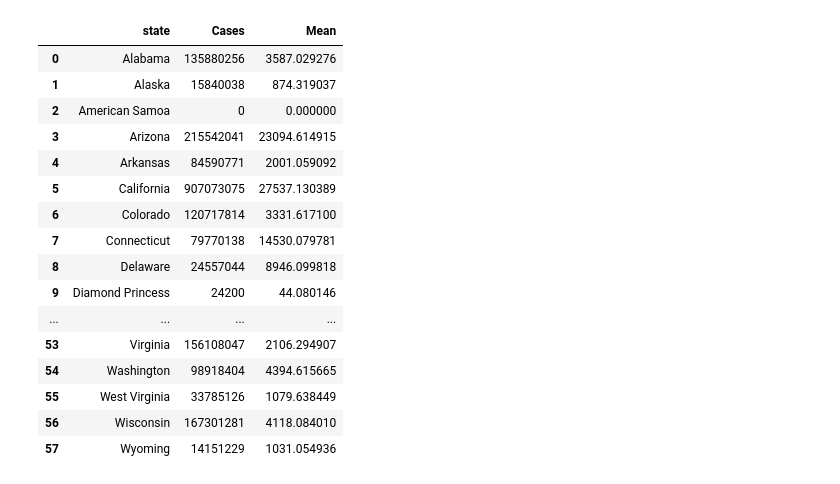
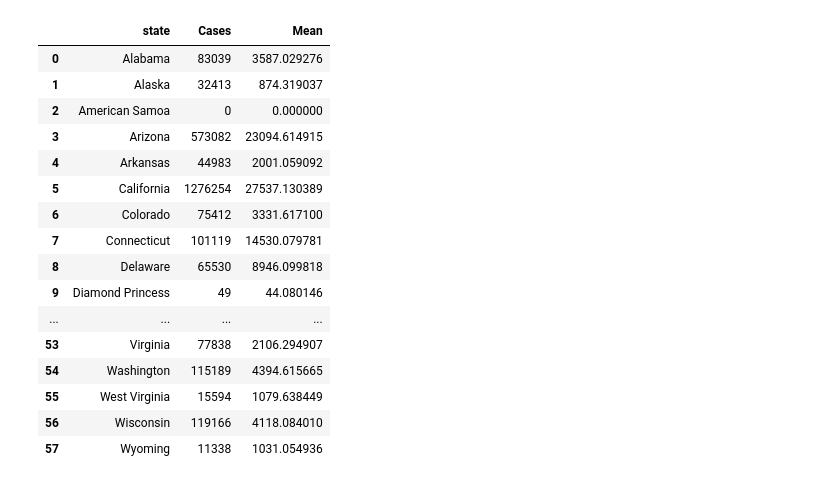
Before and after one commit to dakotajcollins/Car_Dealership, a Jupyter notebook: Maryam File/covidcasesVScarSale.ipynb, the cells around one changed output. Cells and saved outputs as stored; diff of their text form; code cells hidden in the pictures.

```diff
--- a/Maryam File/covidcasesVScarSale.ipynb
+++ b/Maryam File/covidcasesVScarSale.ipynb
@@ -30,27 +29,27 @@ population_df
 # %%
-case_total = covid_df.groupby(["state"]).sum()["cases"]
+case = covid_df.groupby(["state"]).max()["cases"]
 mean_state=covid_df.groupby(["state"]).mean()["cases"]
 
-covid_by_state=pd.DataFrame({"Cases":case_total,
+covid_by_state=pd.DataFrame({"Cases":case,
                              "Mean" :mean_state}).reset_index()
 
 
 covid_by_state
 # %% [output]
 |  | state | Cases | Mean |
-| 0 | Alabama | 135880256 | 3587.029276 |
-| 1 | Alaska | 15840038 | 874.319037 |
+| 0 | Alabama | 83039 | 3587.029276 |
+| 1 | Alaska | 32413 | 874.319037 |
 | 2 | American Samoa | 0 | 0.000000 |
-| 3 | Arizona | 215542041 | 23094.614915 |
-| 4 | Arkansas | 84590771 | 2001.059092 |
-| 5 | California | 907073075 | 27537.130389 |
-| 6 | Colorado | 120717814 | 3331.617100 |
-| 7 | Connecticut | 79770138 | 14530.079781 |
-| 8 | Delaware | 24557044 | 8946.099818 |
-| 9 | Diamond Princess | 24200 | 44.080146 |
+| 3 | Arizona | 573082 | 23094.614915 |
+| 4 | Arkansas | 44983 | 2001.059092 |
+| 5 | California | 1276254 | 27537.130389 |
+| 6 | Colorado | 75412 | 3331.617100 |
+| 7 | Connecticut | 101119 | 14530.079781 |
+| 8 | Delaware | 65530 | 8946.099818 |
+| 9 | Diamond Princess | 49 | 44.080146 |
 | ... | ... | ... | ... |
-| 53 | Virginia | 156108047 | 2106.294907 |
-| 54 | Washington | 98918404 | 4394.615665 |
-| 55 | West Virginia | 33785126 | 1079.638449 |
-| 56 | Wisconsin | 167301281 | 4118.084010 |
-| 57 | Wyoming | 14151229 | 1031.054936 |
+| 53 | Virginia | 77838 | 2106.294907 |
+| 54 | Washington | 115189 | 4394.615665 |
+| 55 | West Virginia | 15594 | 1079.638449 |
+| 56 | Wisconsin | 119166 | 4118.084010 |
+| 57 | Wyoming | 11338 | 1031.054936 |
```
Also changed, not shown: parts of 7 cells of this notebook, 1 other file.
